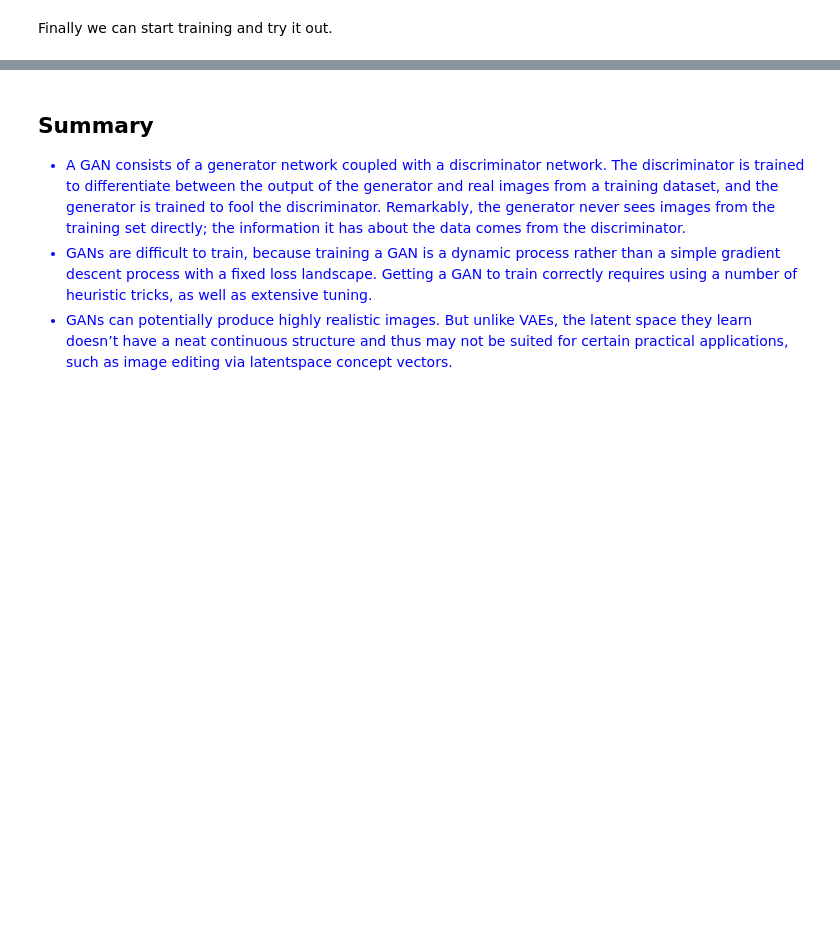
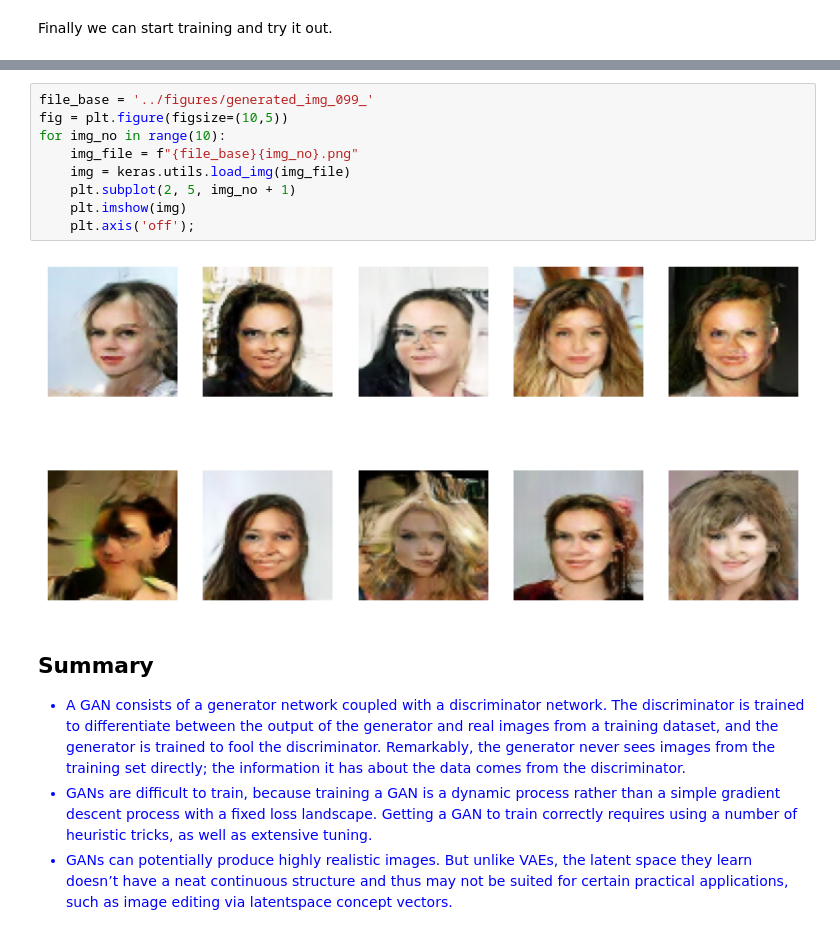
Before and after one commit to csci560-nndl/nndl, a Jupyter notebook: notebooks/ch-12-5-generative-adversarial-networks.ipynb, the cells around one changed output, grey strips where cells are left out. Saved outputs shown, nothing was run; the diff lists cells and outputs as text; blank space fills up the shorter version.

```diff
--- a/notebooks/ch-12-5-generative-adversarial-networks.ipynb
+++ b/notebooks/ch-12-5-generative-adversarial-networks.ipynb
@@ -492,3 +489,14 @@ Here is an example of one of the GAN images that were produced
+# %%
+file_base = '../figures/generated_img_099_'
+fig = plt.figure(figsize=(10,5))
+for img_no in range(10):
+    img_file = f"{file_base}{img_no}.png"
+    img = keras.utils.load_img(img_file)
+    plt.subplot(2, 5, img_no + 1)
+    plt.imshow(img)
+    plt.axis('off');
+# %% [output]
+[figure, added]
 # %% [markdown]
 ## Summary
 
```
Also changed, not shown: parts of 9 cells of this notebook, 20 other files.
